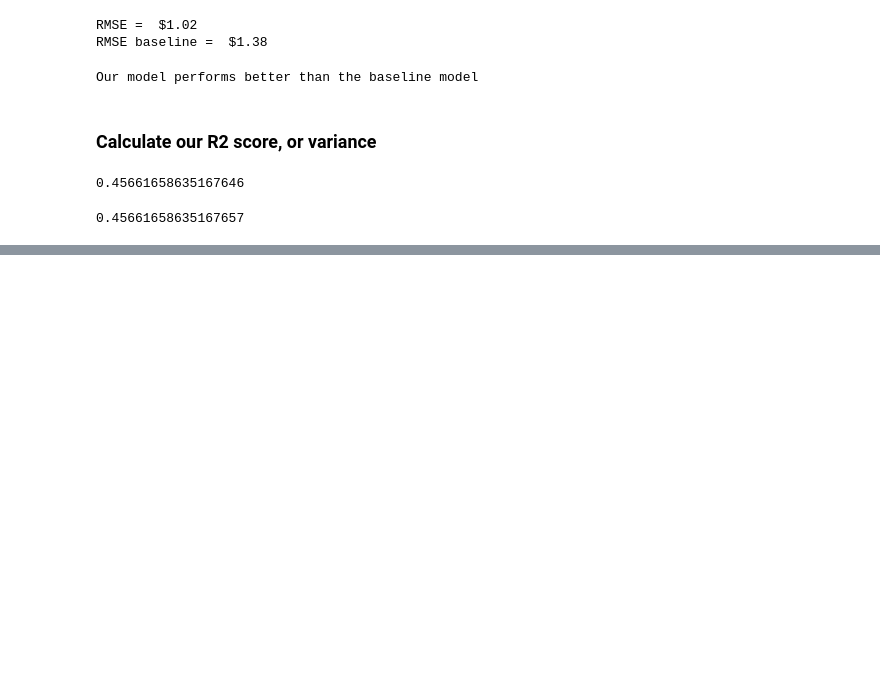
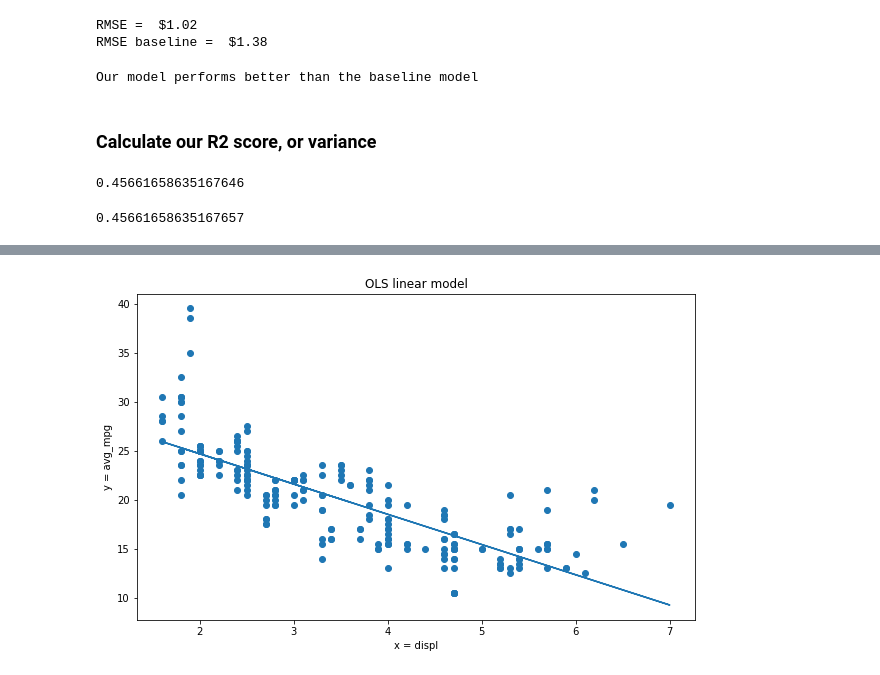
Before and after one commit to Joshua-C-Bryant/regression-exercises, a Jupyter notebook: evaluate.ipynb, the cells around one changed output, grey strips where cells are left out. Drawn from its saved outputs; the diff is of its cells as text; code cells hidden in the pictures; blank space fills up the shorter version.

```diff
--- a/evaluate.ipynb
+++ b/evaluate.ipynb
@@ -264,0 +348,9 @@ r2_score(df.tip, df.yhat)
+# %%
+plt.figure(figsize = (10,6))
+plt.scatter(x, y)
+plt.plot(x, df.yhat)
+plt.xlabel('x = displ')
+plt.ylabel('y = avg_mpg')
+plt.title('OLS linear model');
+# %% [output]
+[figure, added]
```
Also changed, not shown: parts of 15 cells of this notebook.
